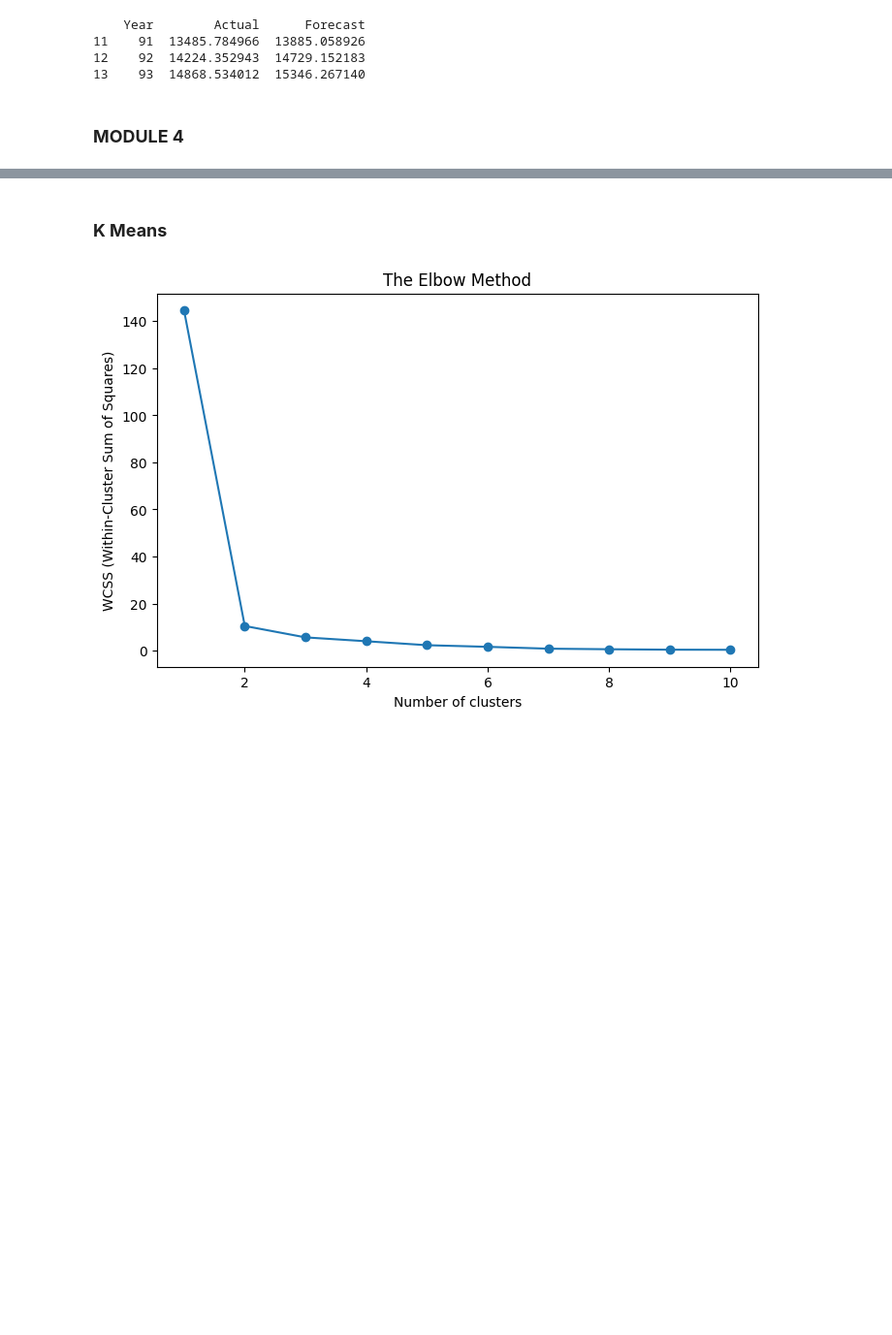
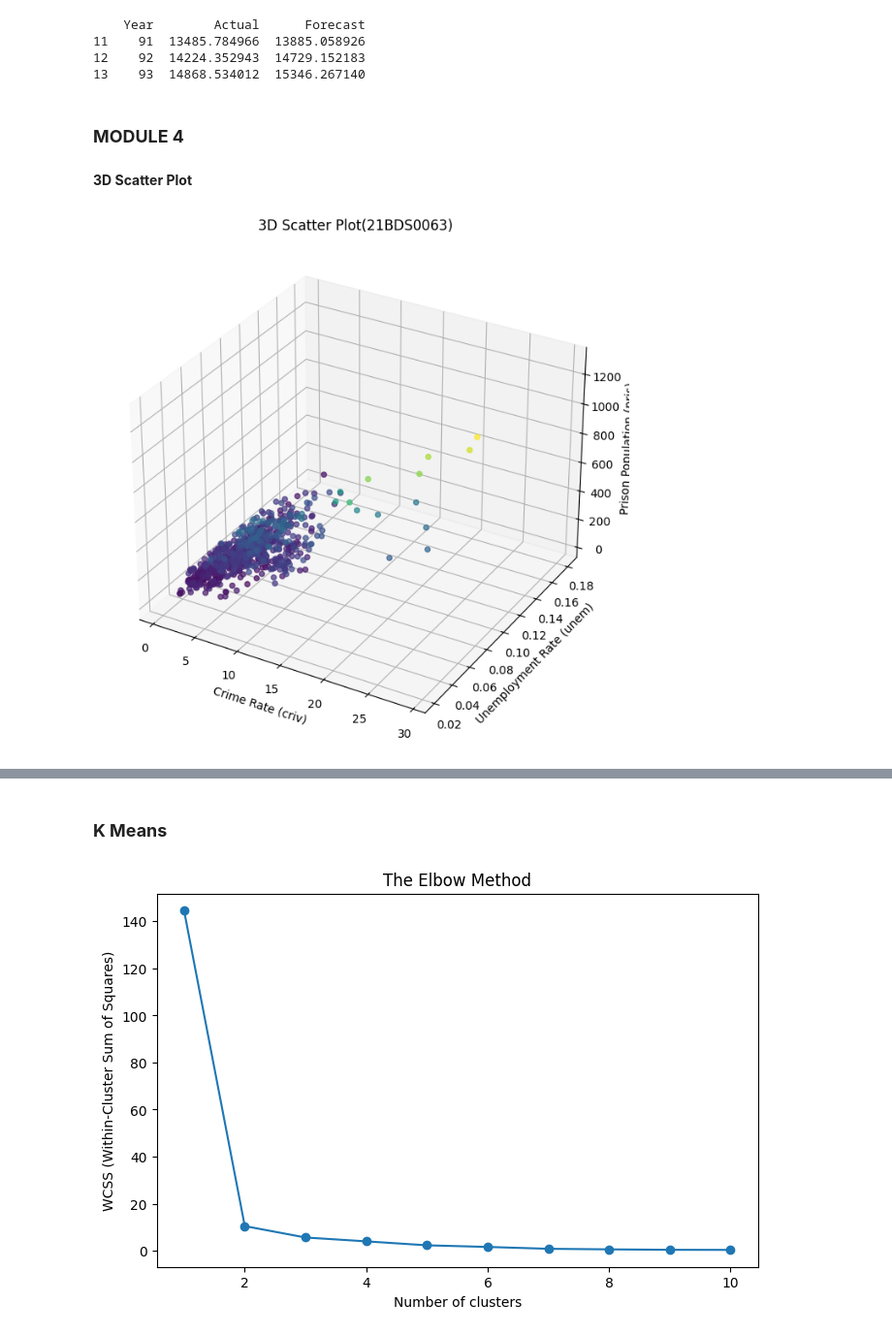
Before and after one commit to midhun2708/EDA-Th, a Jupyter notebook: 21BDS0063.ipynb, the cells around one changed output, grey strips where cells are left out. Shown at 97% size. Drawn from its saved outputs; the diff is of its cells as text; code cells hidden in the pictures; blank space fills up the shorter version.

```diff
--- a/21BDS0063.ipynb
+++ b/21BDS0063.ipynb
@@ -772,3 +772,22 @@ print(forecast_df)
 13    93  14868.534012  15346.267140
 # %% [markdown]
 ### **MODULE 4**
+# %% [markdown]
+**3D Scatter Plot**
+# %%
+import matplotlib.pyplot as plt
+from mpl_toolkits.mplot3d import Axes3D
+df = pd.read_csv('prison.csv')
+x_col = 'criv'
+y_col = 'unem'
+z_col = 'pris'
+fig = plt.figure(figsize=(10, 8))
+ax = fig.add_subplot(111, projection='3d')
+ax.scatter(df[x_col], df[y_col], df[z_col], c=df[z_col], cmap='viridis', alpha=0.7)
+ax.set_xlabel('Crime Rate (criv)')
+ax.set_ylabel('Unemployment Rate (unem)')
+ax.set_zlabel('Prison Population (pris)')
+ax.set_title('3D Scatter Plot(21BDS0063)')
+plt.show()
+# %% [output]
+[figure, added]
```
Also changed, not shown: parts of 3 cells of this notebook.
